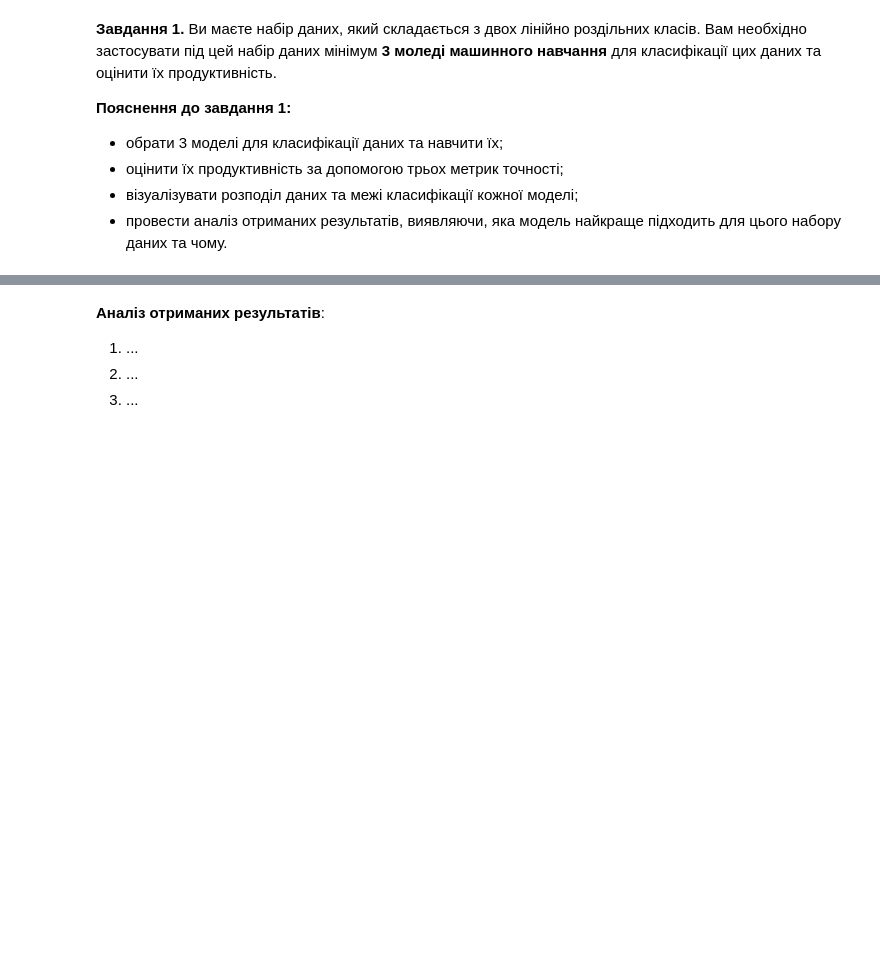
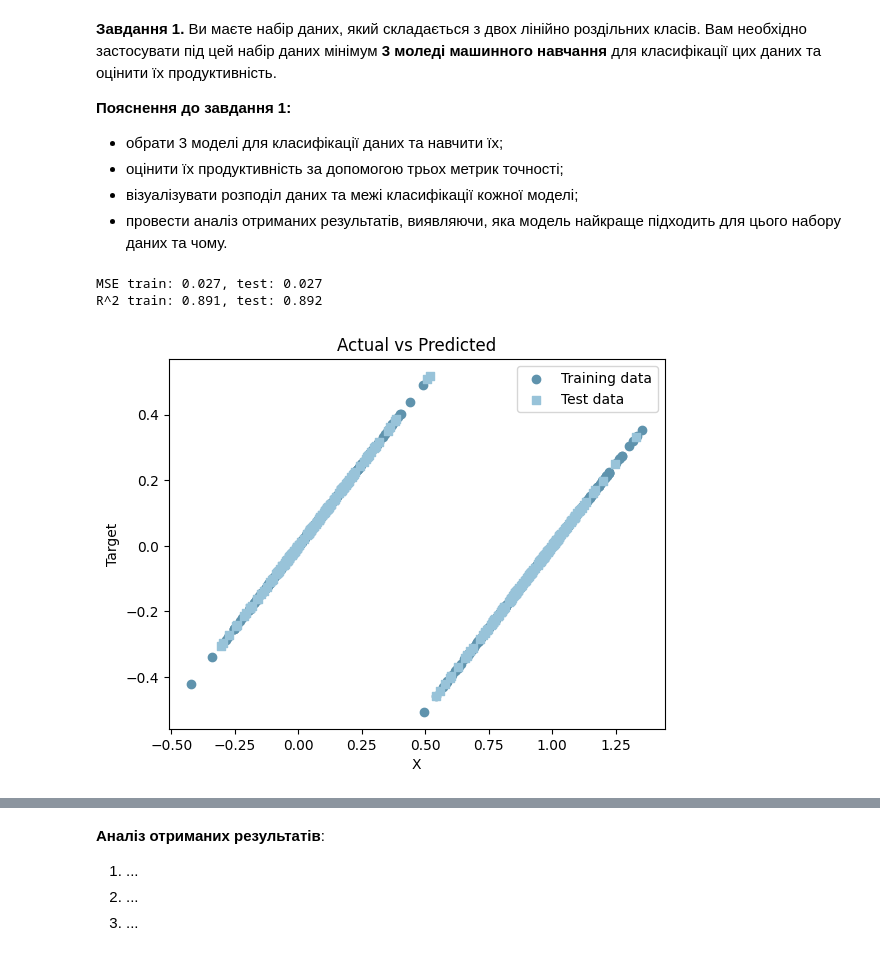
Before and after one commit to kristi5491/data_analytics, a Jupyter notebook: lab3/DM_practice_3.ipynb, the cells around one changed output, grey strips where cells are left out. Saved outputs shown, nothing was run; the diff lists cells and outputs as text; code cells hidden in the pictures; blank space fills up the shorter version.

Commit message:
done 1 task 1-2 model

```diff
--- a/lab3/DM_practice_3.ipynb
+++ b/lab3/DM_practice_3.ipynb
@@ -23,0 +16,50 @@ import matplotlib.pyplot as plt
+# %%
+import numpy as np
+import pandas as pd
+import matplotlib.pyplot as plt
+from sklearn.model_selection import train_test_split
+from sklearn.linear_model import LinearRegression
+from sklearn.neighbors import KNeighborsClassifier
+from sklearn import model_selection
+from sklearn.metrics import accuracy_score, classification_report, confusion_matrix
+from sklearn.metrics import mean_squared_error, r2_score
+import seaborn as sns
+
+
+df_two_classes = pd.read_csv('../lab2/task1_df.csv')
+# %%
+X = df_two_classes[['x', 'y']]
+y = df_two_classes['Class']
+X_train, X_test, y_train, y_test = train_test_split(X, y, test_size=0.3, random_state=42)
+
+model = LinearRegression()
+model.fit(X_train, y_train)
+
+y_train_pred = model.predict(X_train)
+y_test_pred = model.predict(X_test)
+
+
+mse_train = mean_squared_error(y_train, y_train_pred)
+mse_test = mean_squared_error(y_test, y_test_pred)
+r2_train = r2_score(y_train, y_train_pred)
+r2_test = r2_score(y_test, y_test_pred)
+
+print(f'MSE train: {mse_train:.3f}, test: {mse_test:.3f}')
+print(f'R^2 train: {r2_train:.3f}, test: {r2_test:.3f}')
+
+
+plt.scatter(y_train_pred,  y_train_pred - y_train,
+            c='#5f93ad', marker='o', label='Training data')
+plt.scatter(y_test_pred,  y_test_pred - y_test,
+            c='#98c3d9', marker='s', label='Test data')
+# plt.scatter(X_test['x'], y_test, color='black', label='Actual data')
+# plt.scatter(X_test['x'], y_test_pred, color='red', label='Predictions')
+plt.xlabel('X')
+plt.ylabel('Target')
+plt.title('Actual vs Predicted')
+plt.legend()
+plt.show()
+# %% [output]
+MSE train: 0.027, test: 0.027
+R^2 train: 0.891, test: 0.892
+[figure, added]
```
Also changed, not shown: parts of 4 cells of this notebook.
